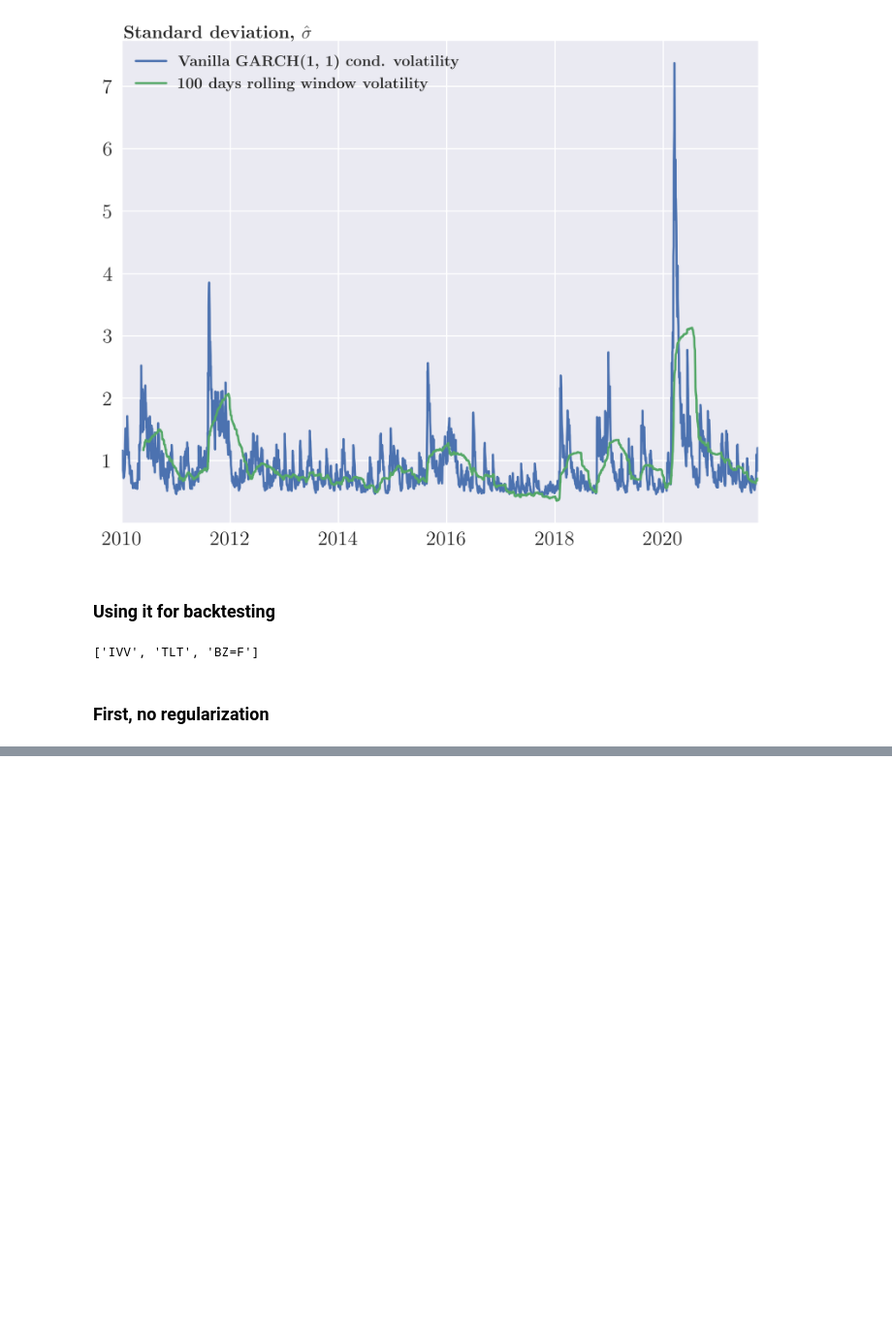
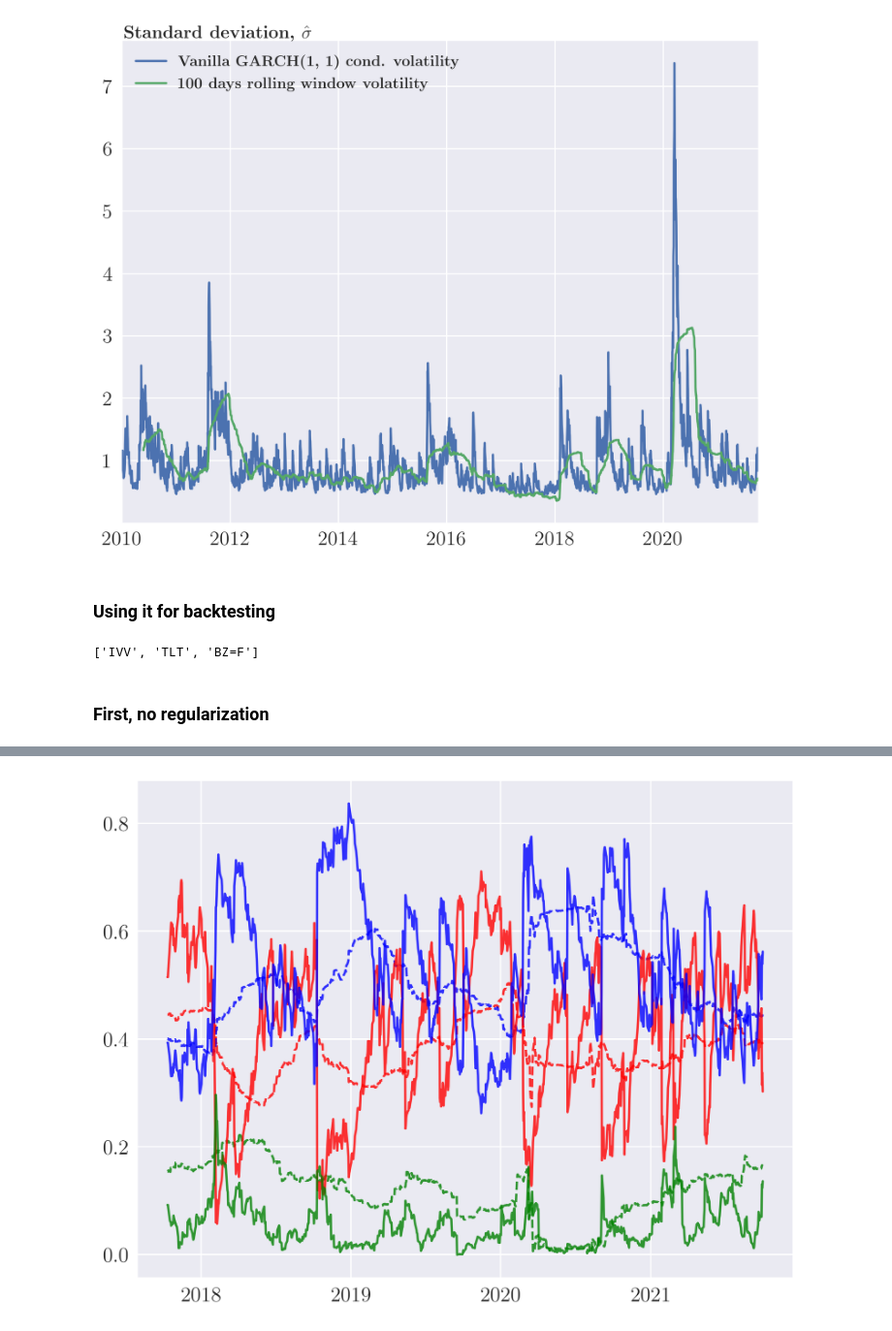
Before and after one commit to neriksen/thesis, a Jupyter notebook: backtesting/GARCHvsEmpirical_vol.ipynb, the cells around one changed output, grey strips where cells are left out. Shown at 97% size. Saved outputs shown, nothing was run; the diff lists cells and outputs as text; code cells hidden in the pictures; blank space fills up the shorter version.

```diff
--- a/backtesting/GARCHvsEmpirical_vol.ipynb
+++ b/backtesting/GARCHvsEmpirical_vol.ipynb
@@ -102,0 +103,9 @@ len(in_sample.rolling(100).cov().values)
+# %%
+# Regularize vol estimate by 50%
+regularizer = 0.5
+ones = np.identity(len(naive_covars[0]))
+naive_covars_reg = [ones * regularizer + covar_estimate * (1 - regularizer) for covar_estimate in naive_covars]
+# %%
+rolling_weights_reg = pd.DataFrame(db.calc_weights_garch_no_trading_cost(naive_covars_reg, False),
+                            index=GARCH_weights_no_reg.index,
+                            columns=GARCH_weights_no_reg.columns)
@@ -102,0 +114,17 @@ len(in_sample.rolling(100).cov().values)
+# %%
+# GARCH cond var estimate
+Omega_ts_reg = db.calc_Omega_ts(out_of_sample_returns=out_of_sample, in_sample_returns=in_sample,
+                             in_sample_sigmas=sigmas, in_sample_residuals=residuals, **params_dict, regularizer=0.5)
+GARCH_weights_reg = db.calc_weights_garch_no_trading_cost(Omega_ts_reg)
+
+weight_index = pd.to_datetime(in_sample.index[[-1]].union(out_of_sample.index))
+GARCH_weights_reg = pd.DataFrame(GARCH_weights_reg, columns=tickers, index=weight_index)
+# %%
+fig, ax = plt.subplots(1, 1, figsize=(9,7), dpi=300)
+ax.set_prop_cycle(cycler(color=['red', 'blue', 'green']))
+ax.plot(rolling_weights_reg, linestyle="--", alpha=0.8)
+ax.plot(GARCH_weights_reg, alpha=0.8)
+ax.xaxis.set_major_locator(YearLocator())
+ax.xaxis.set_major_formatter(DateFormatter("%Y"))
+# %% [output]
+[figure, added]
```
Also changed, not shown: parts of 24 cells of this notebook.
